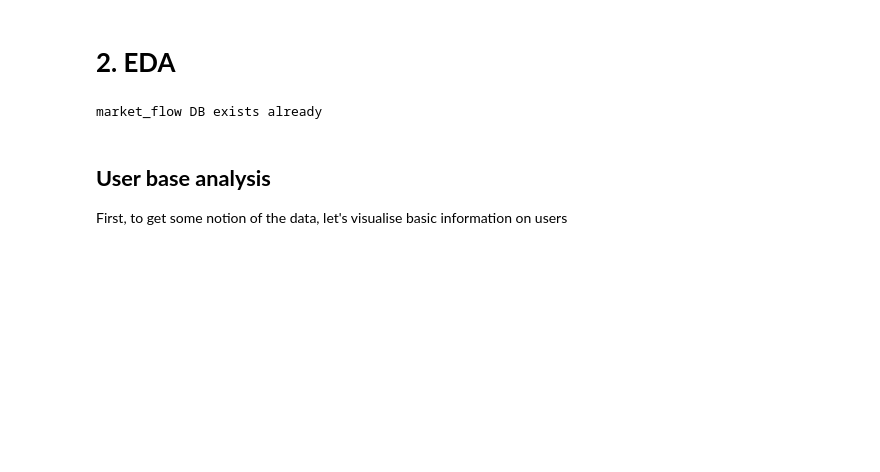
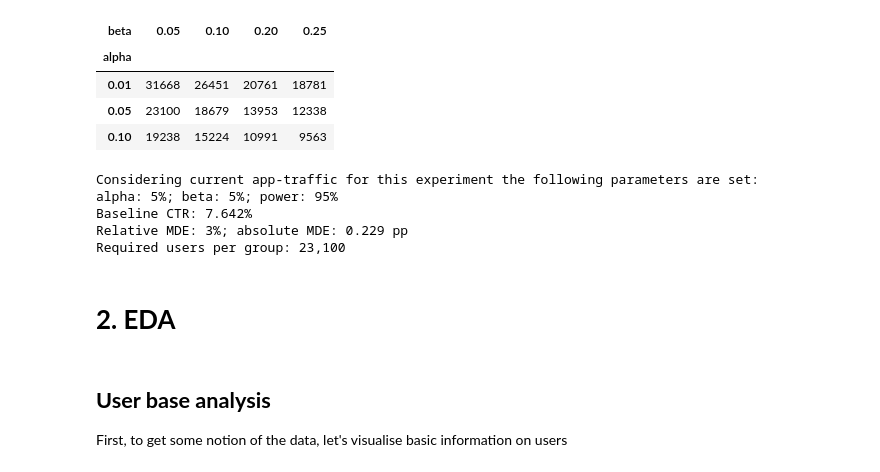
Before and after one commit to Left-for-food/Market_Flow, a Jupyter notebook: EDA.ipynb, the cells around one changed output. Cells and saved outputs as stored; diff of their text form; code cells hidden in the pictures; blank space fills up the shorter version.

```diff
--- a/EDA.ipynb
+++ b/EDA.ipynb
@@ -30,19 +92,46 @@ We will also introduce additional monitoring metrics to provide a more comprehen
+# %%
+mde_rel = 0.03
+mde = p0 * mde_rel
+
+alphas = [0.01, 0.05, 0.10]
+betas = [0.05, 0.10, 0.20, 0.25]
+
+
+def required_n(alpha, beta):
+    z = stats.norm.ppf(1-alpha/2) + stats.norm.ppf(1-beta)
+    return int(np.ceil(2*v0*z**2 / mde**2))
+
+sample_size_matrix = pd.DataFrame(
+    [[required_n(a, b) for b in betas] for a in alphas],
+    index=pd.Index(alphas, name='alpha'),
+    columns=pd.Index(betas, name='beta')
+)
+
+display(sample_size_matrix)
+
+print('Considering current app-traffic for this experiment the following parameters are set:')
+
+alpha = 0.05
+beta = 0.05
+sample_size = sample_size_matrix.loc[alpha, beta]
+
+print(f'alpha: {alpha:.0%}; beta: {beta:.0%}; power: {1-beta:.0%}')
+print(f'Baseline CTR: {p0:.3%}')
+print(f'Relative MDE: {mde_rel:.0%}; absolute MDE: {100*mde:.3f} pp')
+print(f'Required users per group: {sample_size:,}')
+# %% [output]
+| beta | 0.05 | 0.10 | 0.20 | 0.25 |
+| alpha |  |  |  |  |
+| 0.01 | 31668 | 26451 | 20761 | 18781 |
+| 0.05 | 23100 | 18679 | 13953 | 12338 |
+| 0.10 | 19238 | 15224 | 10991 | 9563 |
+Considering current app-traffic for this experiment the following parameters are set:
+alpha: 5%; beta: 5%; power: 95%
+Baseline CTR: 7.642%
+Relative MDE: 3%; absolute MDE: 0.229 pp
+Required users per group: 23,100
 # %% [markdown]
 # **2. EDA**
-# %%
-import sqlalchemy
-import pandas as pd
-from sqlalchemy import text
-import seaborn as sns
-import matplotlib.pyplot as plt
-
-from db_conn import create_engine_custom
-
-# Connecting to the DB
-DB_name = 'market_flow'
-engine, _ = create_engine_custom(DB_name)
-# %% [output]
-market_flow DB exists already
 # %% [markdown]
 ## **User base analysis**
 
```
Also changed, not shown: parts of 21 cells of this notebook.
